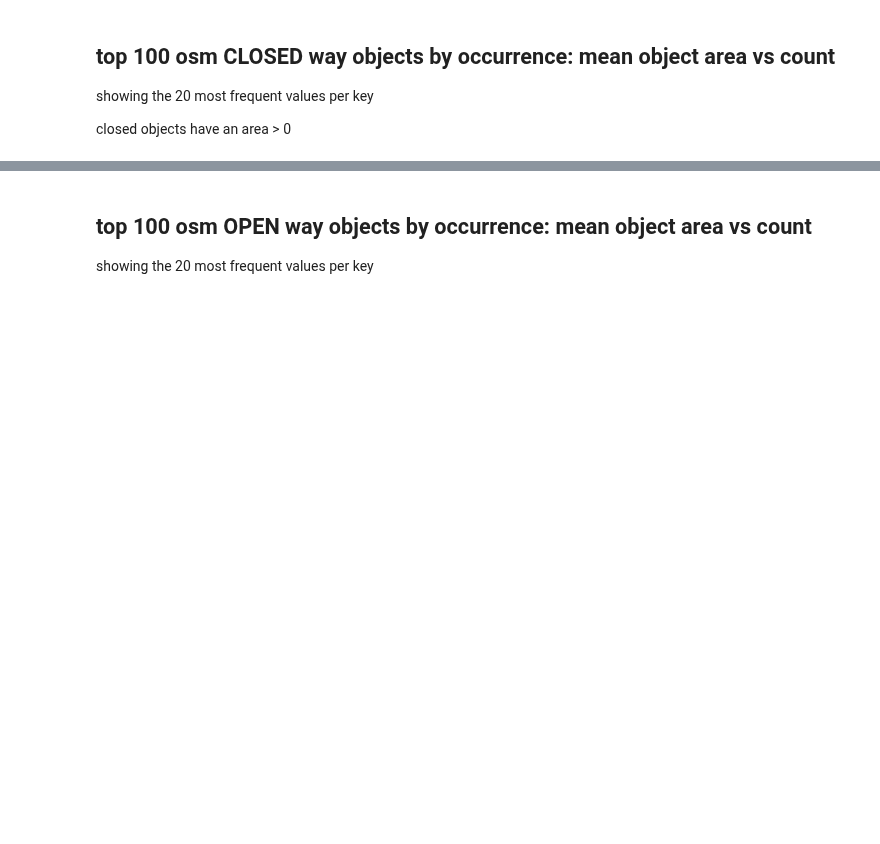
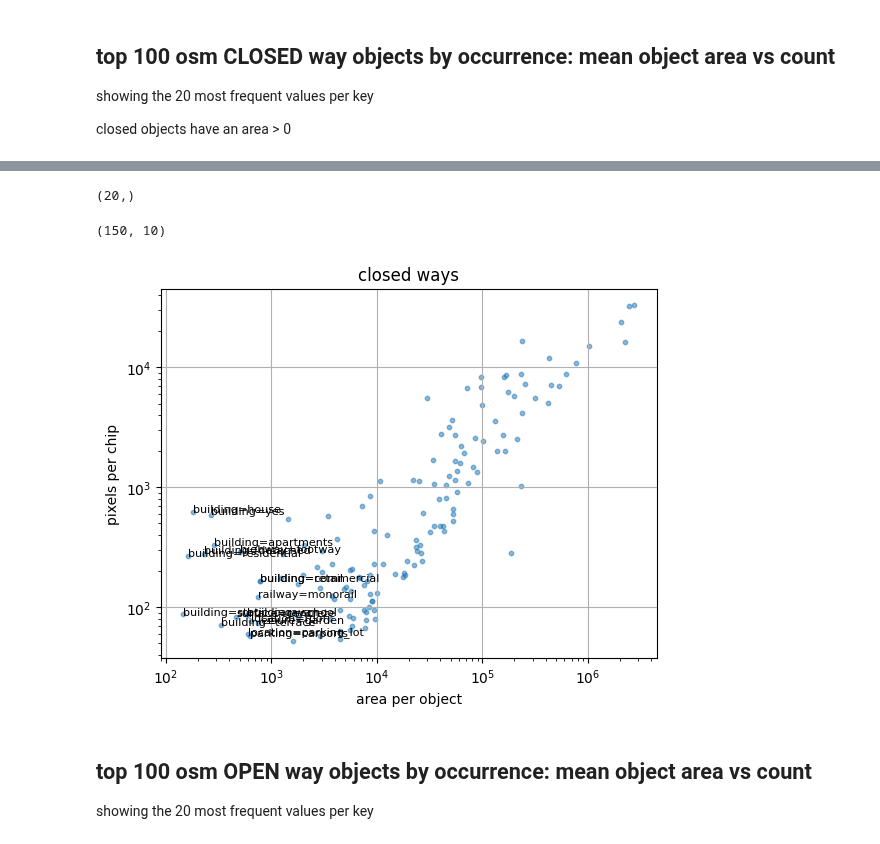
Before and after one commit to Clay-foundation/earth-text, a Jupyter notebook: notebooks/osm/08 - generate osm stats per chip.ipynb, the cells around one changed output, grey strips where cells are left out. Saved outputs shown, nothing was run; the diff lists cells and outputs as text; code cells hidden in the pictures; blank space fills up the shorter version.

```diff
--- a/notebooks/osm/08 - generate osm stats per chip.ipynb
+++ b/notebooks/osm/08 - generate osm stats per chip.ipynb
@@ -204,3 +225,24 @@ for ax,i in subplots(24, n_cols=4, usizex=5):
+# %%
+k['key'].value_counts().shape
+# %% [output]
+(20,)
+# %%
+k = byarea[byarea.pixels_per_chip>50]
+plt.scatter(k['area_per_way'], k['pixels_per_chip'], s=10, alpha=.5)
+plt.yscale('log')
+plt.xscale('log')
+plt.grid()
+plt.xlabel("area per object")
+plt.ylabel("pixels per chip")
+plt.title("closed ways")
+for _, zi in k.iterrows():
+    if zi['area_per_way']>1e3:
+        continue
+    plt.text(zi['area_per_way'], zi['pixels_per_chip'], f"{zi['key']}={zi.name}", fontsize=8);
+k.shape
+# %% [output]
+(150, 10)
+[figure, added]
 # %% [markdown]
 ## top 100 osm OPEN way objects by occurrence: mean object area vs count
 
```
Also changed, not shown: parts of 4 cells of this notebook, 5 other files.
